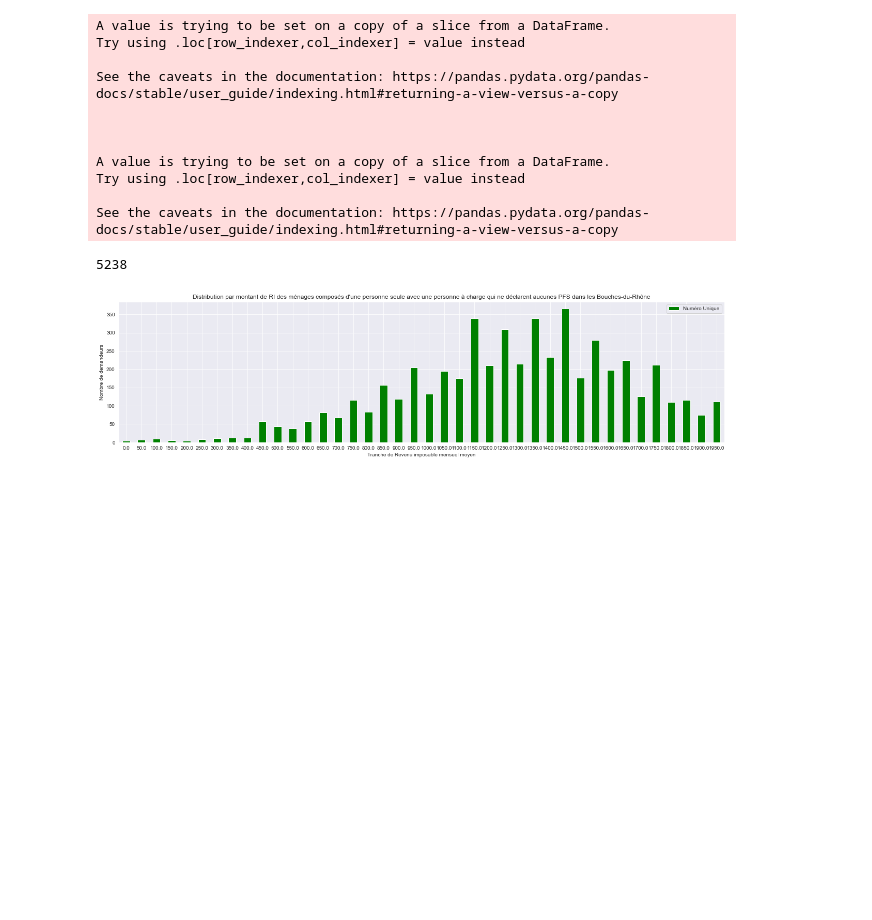
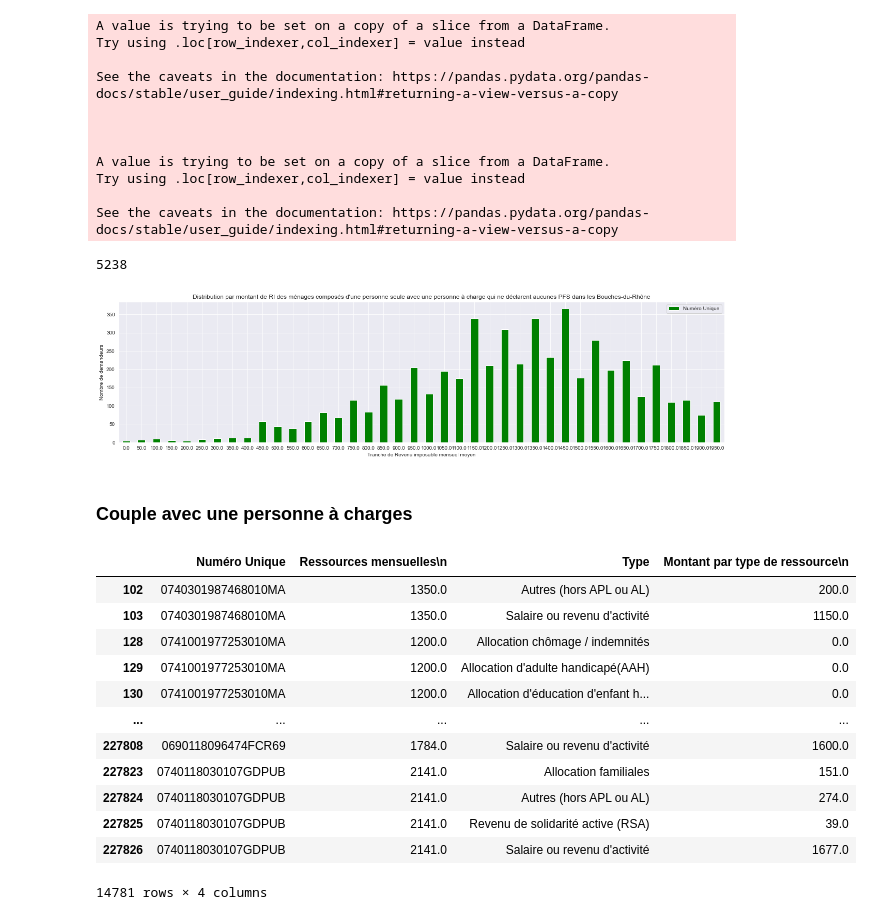
Before and after one commit to cmllbll/Social-Housing-in-France, a Jupyter notebook: Etude approfondie RI PFS.ipynb, the cells around one changed output. Drawn from its saved outputs; the diff is of its cells as text; code cells hidden in the pictures; blank space fills up the shorter version.

```diff
--- a/Etude approfondie RI PFS.ipynb
+++ b/Etude approfondie RI PFS.ipynb
@@ -737,3 +737,23 @@ See the caveats in the documentation: https://pandas.pydata.org/pandas-docs/stab
 [figure]
 # %%
 ax.figure.savefig('RI_BDR_Seule1Charge.pdf')
+# %% [markdown]
+### Couple avec une personne à charges
+# %%
+Couple1Charge=base[base['Composition foyer demandeur']=='Au moins 2 cotitulaires avec une personne à charge']
+Couple1Charge=Couple1Charge[['Numéro Unique', 'Ressources mensuelles\n', 'Type', 'Montant par type de ressource\n']]
+Couple1Charge
+# %% [output]
+|  | Numéro Unique | Ressources mensuelles\n | Type | Montant par type de ressource\n |
+| 102 | 0740301987468010MA | 1350.0 | Autres (hors APL ou AL) | 200.0 |
+| 103 | 0740301987468010MA | 1350.0 | Salaire ou revenu d'activité | 1150.0 |
+| 128 | 0741001977253010MA | 1200.0 | Allocation chômage / indemnités | 0.0 |
+| 129 | 0741001977253010MA | 1200.0 | Allocation d'adulte handicapé(AAH) | 0.0 |
+| 130 | 0741001977253010MA | 1200.0 | Allocation d'éducation d'enfant h... | 0.0 |
+| ... | ... | ... | ... | ... |
+| 227808 | 0690118096474FCR69 | 1784.0 | Salaire ou revenu d'activité | 1600.0 |
+| 227823 | 0740118030107GDPUB | 2141.0 | Allocation familiales | 151.0 |
+| 227824 | 0740118030107GDPUB | 2141.0 | Autres (hors APL ou AL) | 274.0 |
+| 227825 | 0740118030107GDPUB | 2141.0 | Revenu de solidarité active (RSA) | 39.0 |
+| 227826 | 0740118030107GDPUB | 2141.0 | Salaire ou revenu d'activité | 1677.0 |
+14781 rows × 4 columns
```
Also changed, not shown: parts of 19 cells of this notebook.
